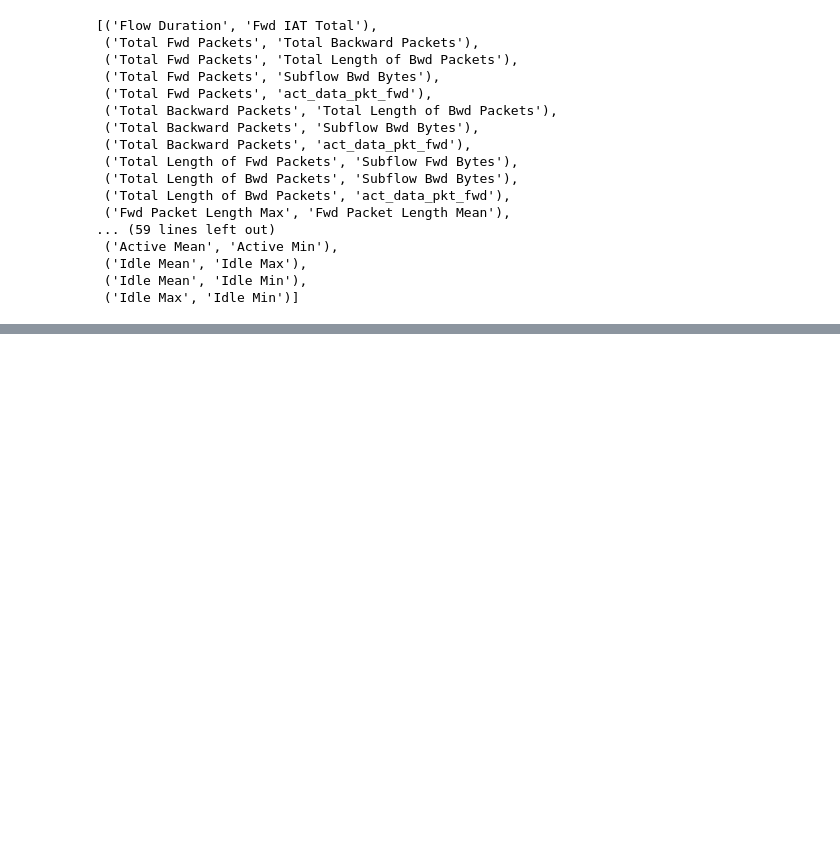
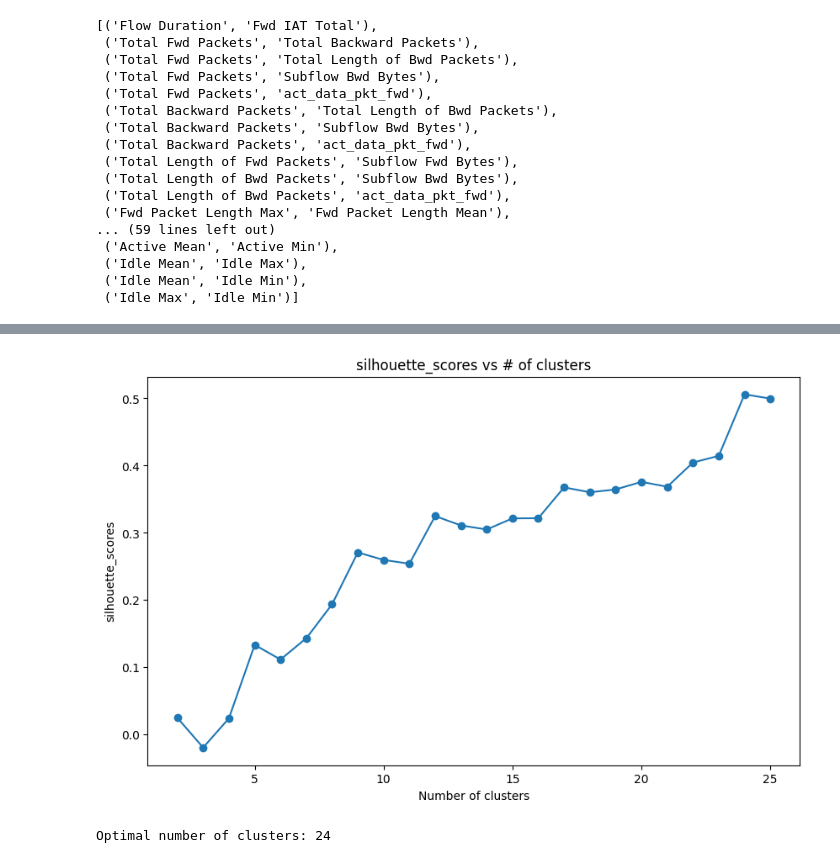
Before and after one commit to Ahmed-Mahmoud-M/deep-anomaly-ips, a Jupyter notebook: python/utils/preprocess.ipynb, the cells around one changed output, grey strips where cells are left out. Drawn from its saved outputs; the diff is of its cells as text; code cells hidden in the pictures; blank space fills up the shorter version.

```diff
--- a/python/utils/preprocess.ipynb
+++ b/python/utils/preprocess.ipynb
@@ -354,0 +362,54 @@ distance_matrix = 1 - correlation_matrix
+# %%
+from scipy.cluster.hierarchy import linkage,fcluster
+from scipy.spatial.distance import squareform
+from sklearn.cluster import AgglomerativeClustering
+from sklearn.metrics import silhouette_score
+
+condensed_distance =  squareform(distance_matrix.abs())
+linkage_matrix = linkage(condensed_distance,method="average")
+
+
+# fcluster : Form flat clusters from the hierarchical clustering defined by the given linkage matrix.
+#fcluster(Z, t=0.9, criterion='distance')
+
+clusters = fcluster(linkage_matrix,t=0.2,criterion='distance')
+
+
+
+
+
+n_clusteres_range = range(2,26)
+silhouette_scores = []
+
+
+for n_clusters in n_clusters_range:
+    clusterer = AgglomerativeClustering(
+        n_clusters=n_clusters,
+        metric='precomputed',
+        linkage='average'
+    )
+    cluster_labels = clusterer.fit_predict(distance_matrix)
+    silhouette_avg = silhouette_score(distance_matrix, cluster_labels)
+    silhouette_scores.append(silhouette_avg)
+
+
+# plot to find the optimal clusters
+
+plt.figure(figsize=(10,6))
+plt.plot(n_clusters_range,silhouette_scores,marker = 'o')
+
+
+plt.xlabel('Number of clusters')
+plt.ylabel('silhouette_scores')
+
+plt.title('silhouette_scores vs # of clusters')
+
+plt.show()
+# %% [output]
+[figure, added]
+# %%
+optimal_k = n_clusters_range[np.argmax(silhouette_scores)]
+
+print(f"Optimal number of clusters: {optimal_k}")
+# %% [output]
+Optimal number of clusters: 24
```
Also changed, not shown: parts of 27 cells of this notebook.
